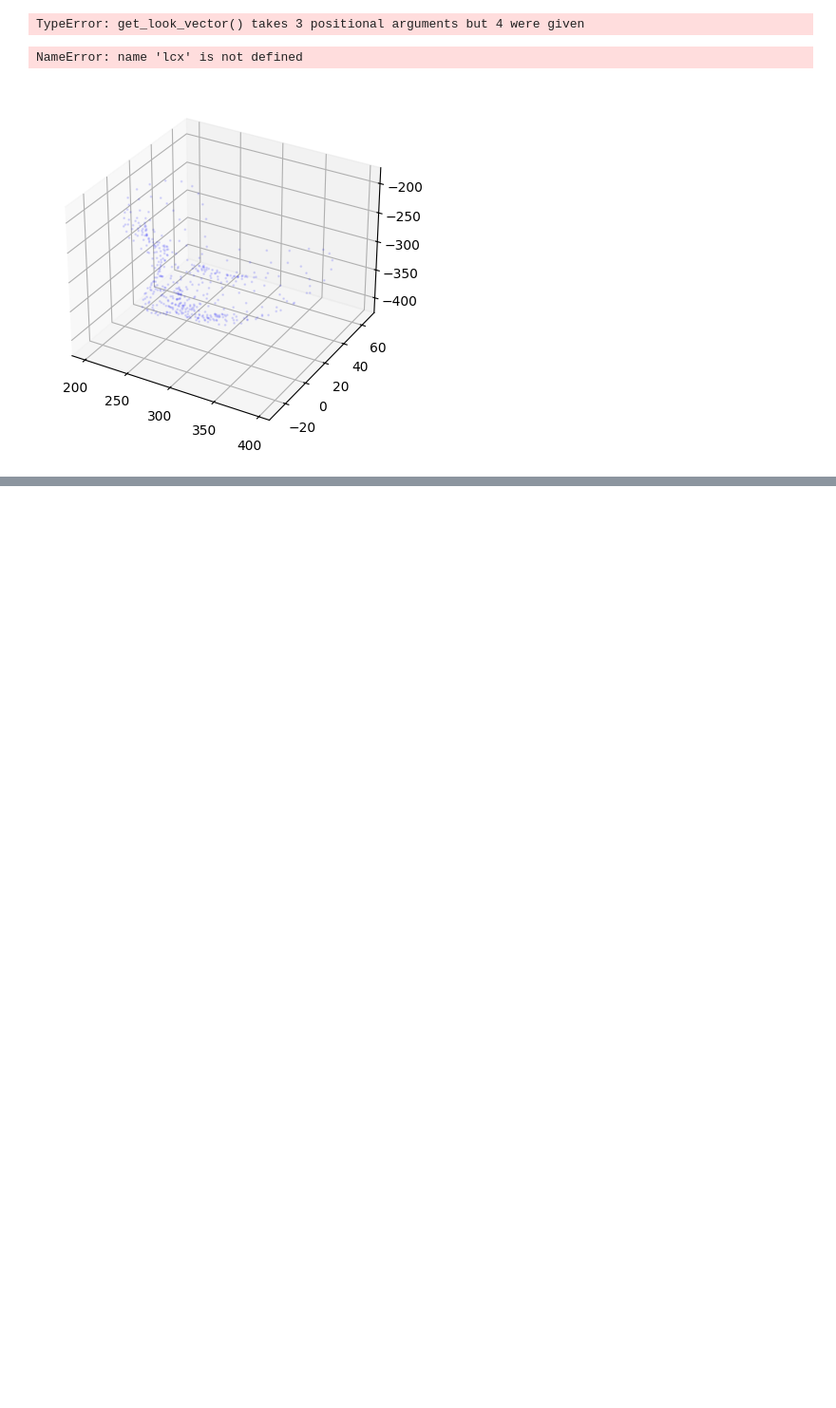
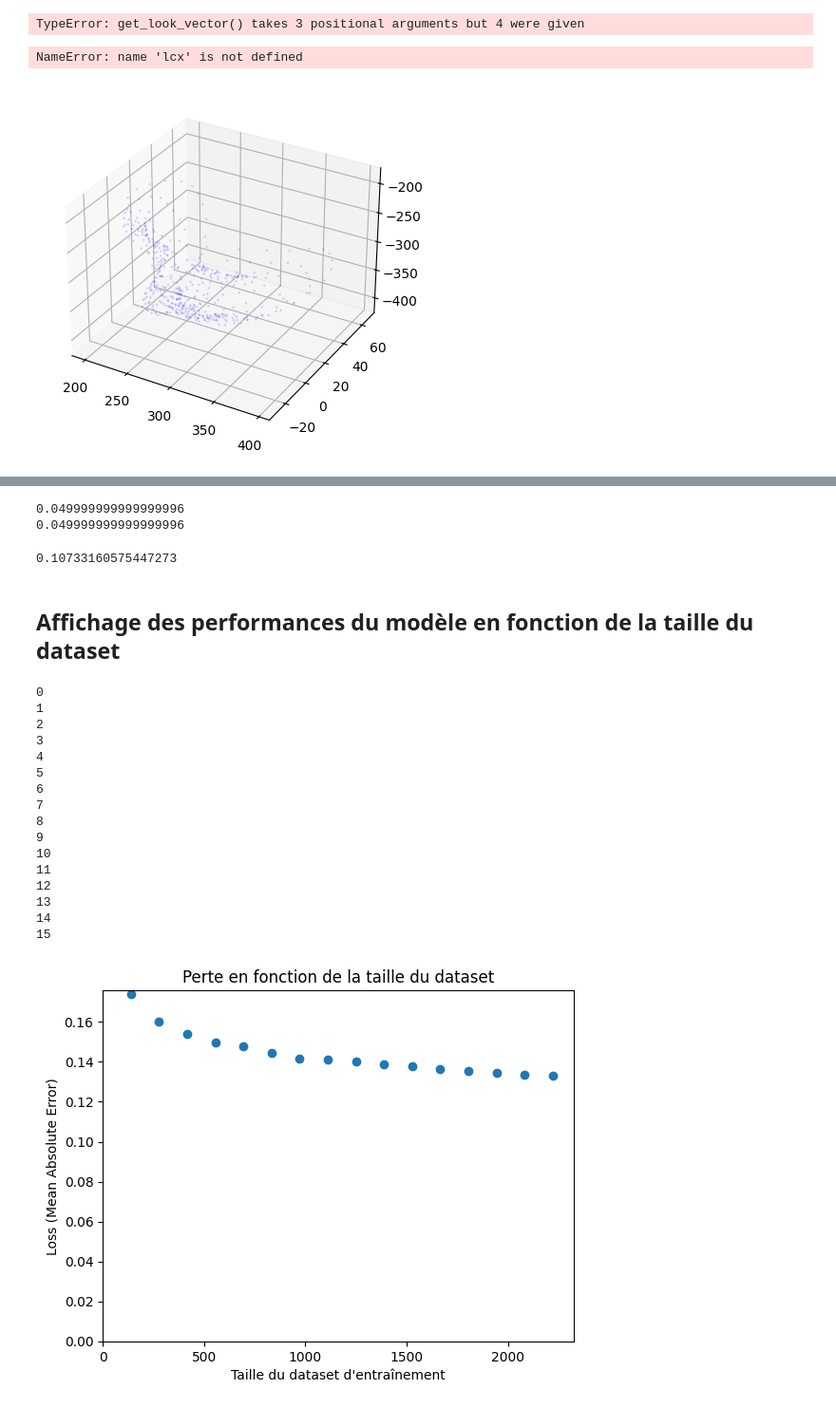
Before and after one commit to matislebg95/eye_tracking, a Jupyter notebook: coordinate_prediction.ipynb, the cells around one changed output, grey strips where cells are left out. Shown at 95% size. Cells and saved outputs as stored; diff of their text form; code cells hidden in the pictures; blank space fills up the shorter version.

```diff
--- a/coordinate_prediction.ipynb
+++ b/coordinate_prediction.ipynb
@@ -1365,0 +1460,77 @@ NameError: name 'lcx' is not defined
+# %%
+prediction = np.array([[0, 0], [1, 1]])
+target = np.array([[0, 0.1], [1, 0.9]])
+print(mean_absolute_error(prediction, target))
+print(np.mean([mean_absolute_error(prediction[:, 0], target[:, 0]), mean_absolute_error(prediction[:, 1], target[:, 1])]))
+# %% [output]
+0.049999999999999996
+0.049999999999999996
+# %%
+print(np.mean([np.mean(losses_x), np.mean(losses_y)]))
+# %% [output]
+0.10733160575447273
+# %% [markdown]
+## Affichage des performances du modèle en fonction de la taille du dataset
+# %%
+n = 16
+m = 16
+losses = np.zeros((m, n))
+n_samples = np.zeros((m, n))
+for i in range(m):
+    X_train, X_test, y_train, y_test = split_data(optimal_df)
+    for j in range(n):
+        n_sample = int(len(X_train) * (j + 1) / n)
+        n_samples[i][j] = n_sample
+
+        model_x = HistGradientBoostingRegressor()
+        model_y = HistGradientBoostingRegressor()
+
+        clf_x = model_x.fit(X_train[:n_sample], y_train[:n_sample][:, 0])
+        clf_y = model_y.fit(X_train[:n_sample], y_train[:n_sample][:, 1])
+
+        y_pred_x = model_x.predict(X_test)
+        y_pred_y = model_y.predict(X_test)
+
+        y_pred = np.column_stack((y_pred_x, y_pred_y))
+
+        losses[i][j] = mean_absolute_error(y_test, y_pred)
+        #losses_x[j] = mean_absolute_error(y_test[:, 0], y_pred_x)
+        #losses_y[j] = mean_absolute_error(y_test[:, 1], y_pred_y)
+    print(i)
+
+#coefficients = np.polyfit(n_samples, losses, 2)
+#polynome = np.poly1d(coefficients)
+
+regression = PoissonRegressor()
+
+regression.fit(n_samples.reshape(-1, 1), losses.reshape(-1, 1))
+
+x_fit = np.linspace(min(np.mean(n_samples, axis=0)), max(np.mean(n_samples, axis=0)), 400)
+prediction = regression.predict(x_fit.reshape(-1, 1))
+
+plt.scatter(np.mean(n_samples, axis=0), np.mean(losses, axis=0))
+#plt.plot(x_fit, prediction, color='red')
+plt.xlabel("Taille du dataset d'entraînement")
+plt.ylabel("Loss (Mean Absolute Error)")
+plt.title("Perte en fonction de la taille du dataset")
+plt.xlim(left=0)
+plt.ylim(bottom=0)
+plt.show()
+# %% [output]
+0
+1
+2
+3
+4
+5
+6
+7
+8
+9
+10
+11
+12
+13
+14
+15
+[figure, added]
```
Also changed, not shown: parts of 11 cells of this notebook, 2 other files.
